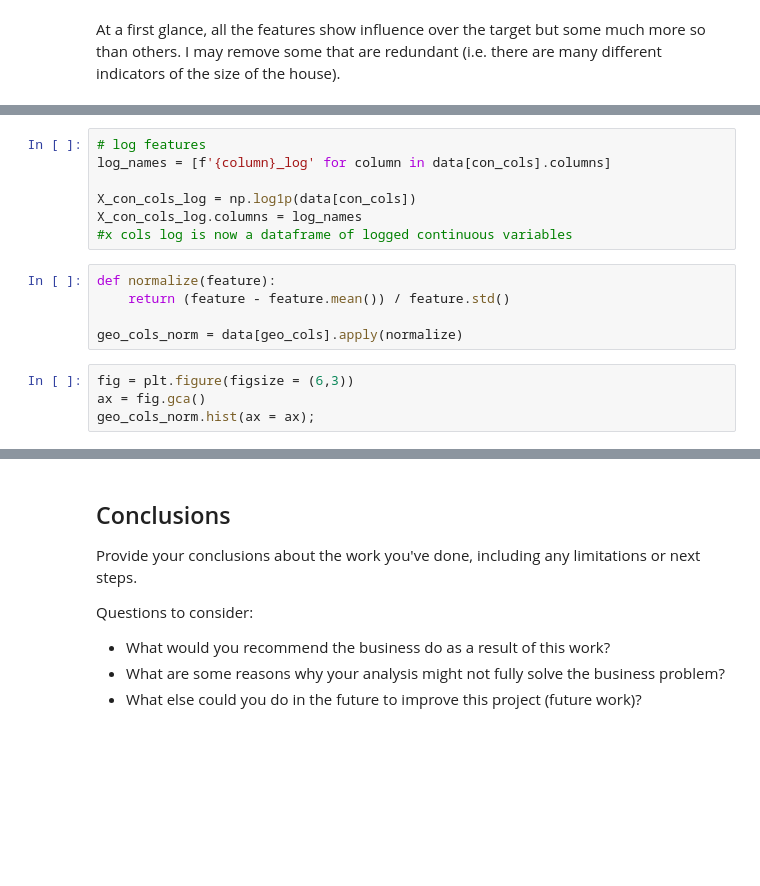
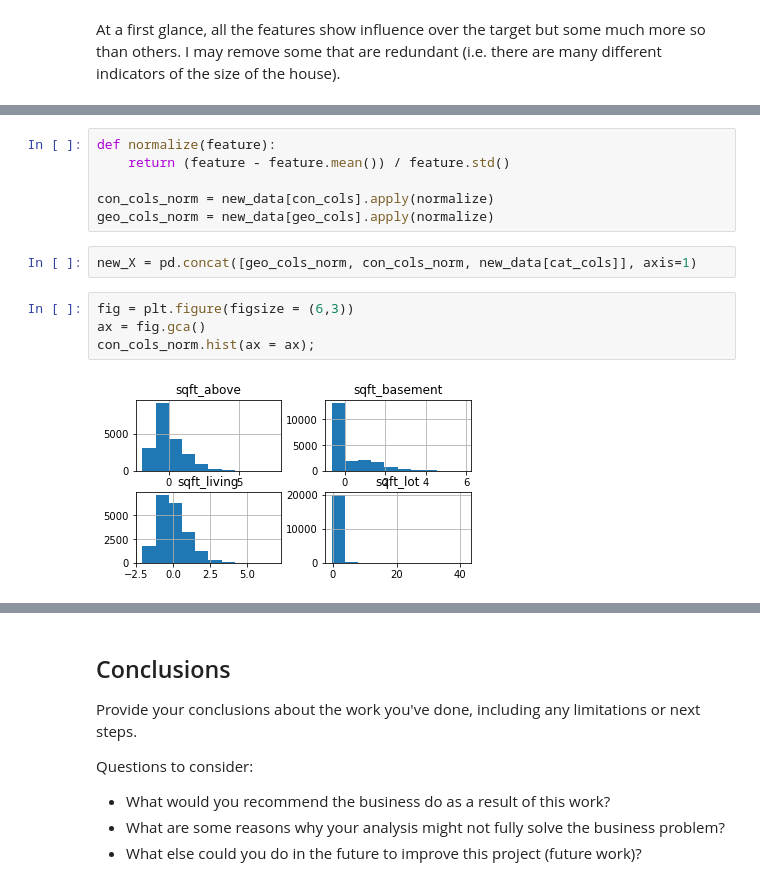
Before and after one commit to christisarv/linear-modeling-house-prices, a Jupyter notebook: Housing Data Model & Analysis.ipynb, the cells around one changed output, grey strips where cells are left out. Cells and saved outputs as stored; diff of their text form; blank space fills up the shorter version.

```diff
--- a/Housing Data Model & Analysis.ipynb
+++ b/Housing Data Model & Analysis.ipynb
@@ -292,16 +284,14 @@ My next step is to normalize continuous columns. I am going to log transform th
-# %%
-# log features
-log_names = [f'{column}_log' for column in data[con_cols].columns]
-
-X_con_cols_log = np.log1p(data[con_cols])
-X_con_cols_log.columns = log_names
-#x cols log is now a dataframe of logged continuous variables
 # %%
 def normalize(feature):
     return (feature - feature.mean()) / feature.std()
 
-geo_cols_norm = data[geo_cols].apply(normalize)
+con_cols_norm = new_data[con_cols].apply(normalize)
+geo_cols_norm = new_data[geo_cols].apply(normalize)
+# %%
+new_X = pd.concat([geo_cols_norm, con_cols_norm, new_data[cat_cols]], axis=1)
 # %%
 fig = plt.figure(figsize = (6,3))
 ax = fig.gca()
-geo_cols_norm.hist(ax = ax);
+con_cols_norm.hist(ax = ax);
+# %% [output]
+[figure, added]
```
Also changed, not shown: parts of 16 cells of this notebook.
